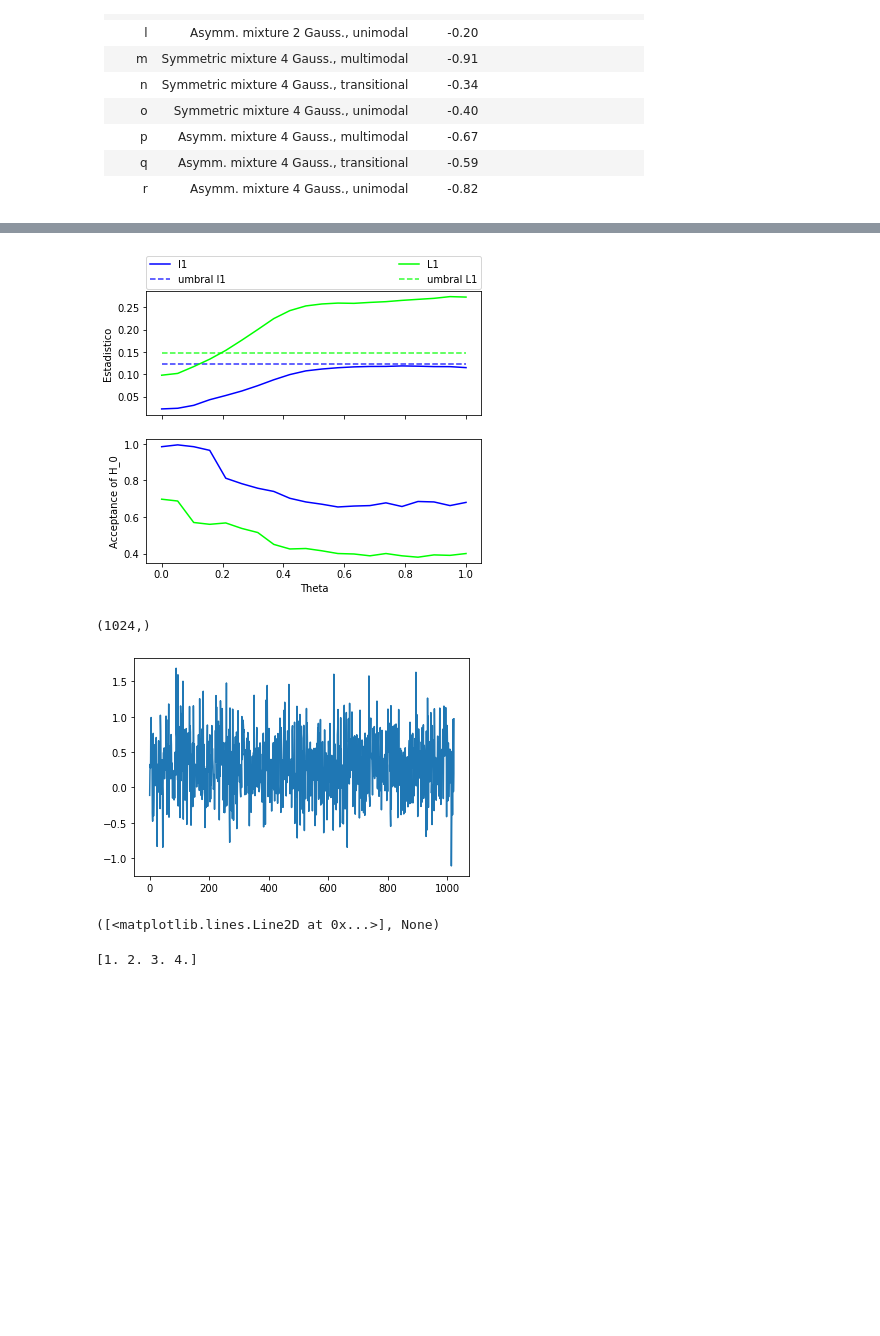
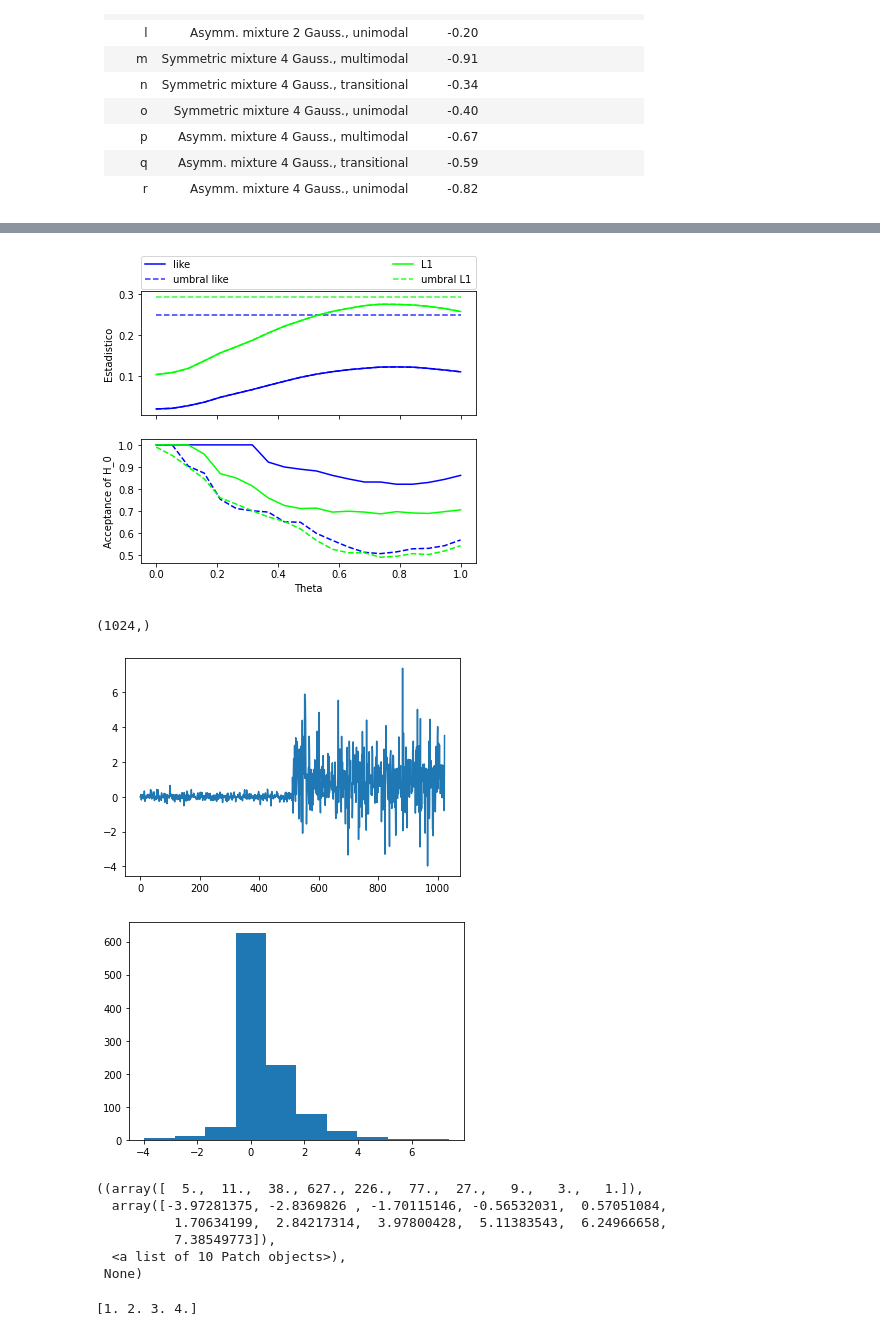
Before and after one commit to MartinVIllesca/Curso-teoria-informacion, a Jupyter notebook: simulacionesProyecto.ipynb, the cells around one changed output, grey strips where cells are left out. Drawn from its saved outputs; the diff is of its cells as text; code cells hidden in the pictures; blank space fills up the shorter version.

Commit message:
se agregan tests alpha-level

```diff
--- a/simulacionesProyecto.ipynb
+++ b/simulacionesProyecto.ipynb
@@ -458,32 +461,43 @@ axs[0].set_ylabel('Estadistico')
 axs[1].set_ylabel('Acceptance of H_0')
 axs[1].set_xlabel('Theta')
 
-axs[0].plot(Theta, I1, label='I1', color=colors[0])
-axs[0].plot(Theta, umbralI1, label='umbral I1', ls='dashed', color=colors[0], alpha=0.8)
+axs[0].plot(Theta, I1, label='like', color=colors[0])
+axs[0].plot(Theta, I1_alpha, ls='--', color=colors[0])
+axs[0].plot(Theta, umbralI1, label='umbral like', ls='dashed', color=colors[0], alpha=0.8)
 axs[1].plot(Theta, acceptanceI1, color=colors[0])
+axs[1].plot(Theta, acceptanceI1_alpha, color=colors[0], ls='--')
 
 axs[0].plot(Theta, L1, label='L1', color=colors[-1])
+axs[0].plot(Theta, L1_alpha, ls='--', color=colors[-1])
 axs[0].plot(Theta, umbralL1, label='umbral L1', ls='dashed', color=colors[-1], alpha=0.8)
 axs[1].plot(Theta, acceptanceL1, color=colors[-1])
+axs[1].plot(Theta, acceptanceL1_alpha, color=colors[-1], ls='--')
 
 axs[0].legend(bbox_to_anchor=(0., 1.02, 1., .102), loc='lower left',
            ncol=2, mode="expand", borderaxespad=0.)
 # axs[1].legend()
 plt.show()
 # %% [output]
-[figure, old version]
+[figure, new version]
 # %%
-distribution = np.random.normal
-params = [{'loc': 0.3, 'scale': 0.4},
-          {'loc': 0.3, 'scale': 0.4}]
+distribution = np.random.laplace
+params = [{'loc':0, 'scale':0.1},
+          {'loc':1, 'scale':  1}]
 
 x = samplear(distribution, params)
 print(x.shape)
 plt.plot(x), plt.show()
+plt.hist(x), plt.show()
 # %% [output]
 (1024,)
-[figure, old version]
+[figure, new version]
+[figure, added]
-([<matplotlib.lines.Line2D at 0x...>], None)
+((array([  5.,  11.,  38., 627., 226.,  77.,  27.,   9.,   3.,   1.]),
+  array([-3.97281375, -2.8369826 , -1.70115146, -0.56532031,  0.57051084,
+          1.70634199,  2.84217314,  3.97800428,  5.11383543,  6.24966658,
+          7.38549773]),
+  <a list of 10 Patch objects>),
+ None)
 # %%
 aa = []
 aa.append(np.array([1, 2, 3, 4]))
```
Also changed, not shown: parts of 12 cells of this notebook.
